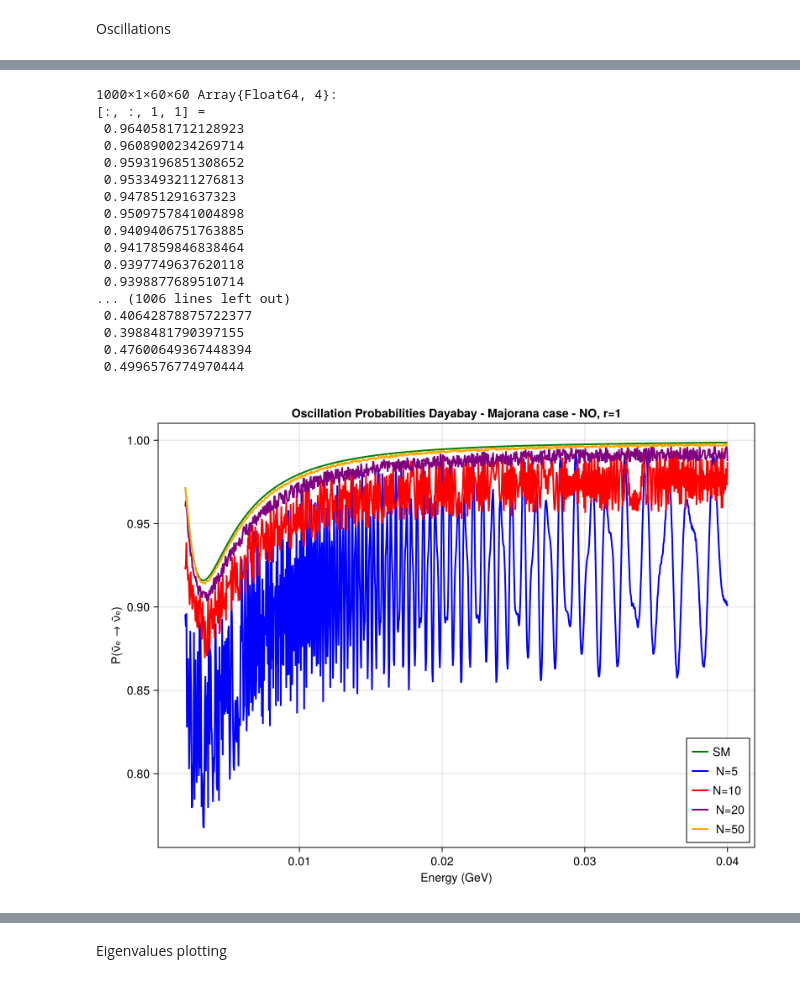
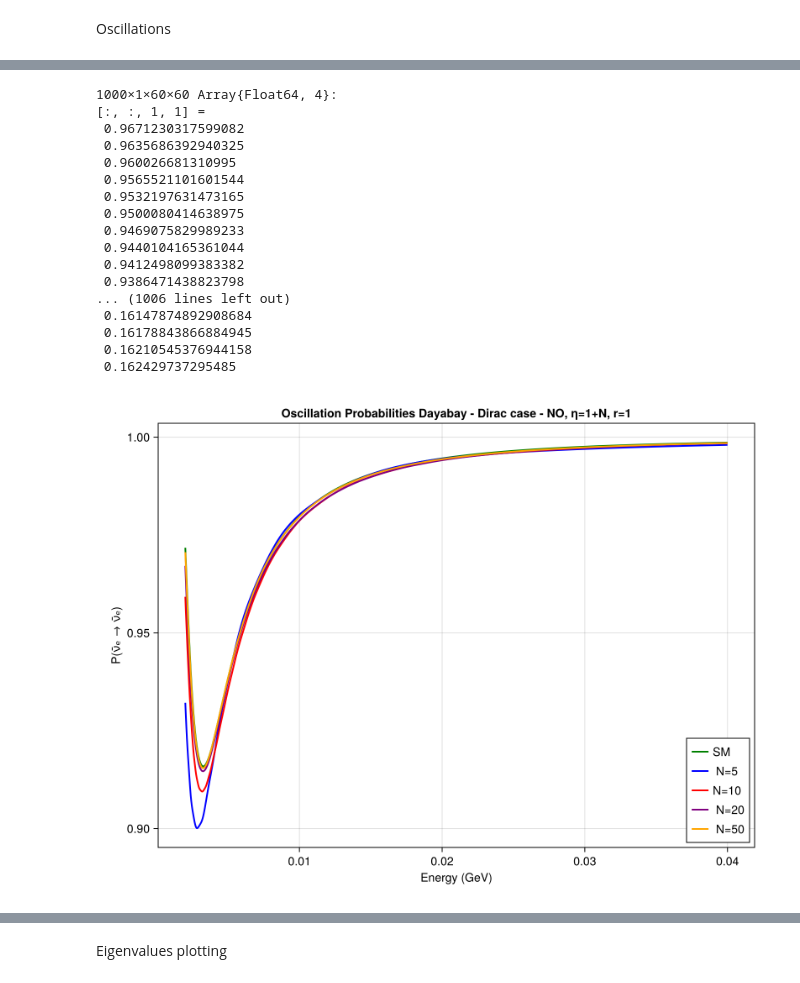
Before and after one commit to philippeller/Newtrinos.jl, a Jupyter notebook: notebooks/dayabay.ipynb, the cells around one changed output, grey strips where cells are left out. Saved outputs shown, nothing was run; the diff lists cells and outputs as text; code cells hidden in the pictures.

```diff
--- a/notebooks/dayabay.ipynb
+++ b/notebooks/dayabay.ipynb
@@ -13,7 +13,7 @@ using Newtrinos
 using Newtrinos.osc
 # %%
 osc_cfg = Newtrinos.osc.OscillationConfig(
-    flavour=Newtrinos.osc.NNM(three_flavour=Newtrinos.osc.ThreeFlavour(ordering=:NO)),
+    flavour=Newtrinos.osc.NND(three_flavour=Newtrinos.osc.ThreeFlavour(ordering=:NO)),
     propagation=Newtrinos.osc.Basic(),
     states=Newtrinos.osc.All(),
     interaction=Newtrinos.osc.SI()
@@ -245,7 +245,7 @@ probab_10 = osc_prob(collect(E_range), L_vec, p_10; anti=true)
 probab_20 = osc_prob(collect(E_range), L_vec, p_20; anti=true)
 probab_50 = osc_prob(collect(E_range), L_vec, p_50; anti=true)
 
-p_0 = merge(p, (N = ftype(20), eps= ftype(1.1),))
+p_0 = merge(p, (N = ftype(100), eps= ftype(100),))
 p_025 = merge(p,  (N = ftype(20), eps = ftype(1.01),))
 p_05 = merge(p,  (N = ftype(20), eps = ftype(1.001),))
 p_1 = merge(p,  (N = ftype(20), eps = ftype(2),))
@@ -257,46 +257,46 @@ probab_1 = osc_prob(collect(E_range), L_vec, p_1; anti=true)
 # %% [output]
 1000×1×60×60 Array{Float64, 4}:
 [:, :, 1, 1] =
- 0.9640581712128923
- 0.9608900234269714
- 0.9593196851308652
- 0.9533493211276813
- 0.947851291637323
- 0.9509757841004898
- 0.9409406751763885
- 0.9417859846838464
- 0.9397749637620118
- 0.9398877689510714
+ 0.9671230317599082
+ 0.9635686392940325
+ 0.960026681310995
+ 0.9565521101601544
+ 0.9532197631473165
+ 0.9500080414638975
+ 0.9469075829989233
+ 0.9440104165361044
+ 0.9412498099383382
+ 0.9386471438823798
 ... (1006 lines left out)
- 0.40642878875722377
- 0.3988481790397155
- 0.47600649367448394
- 0.4996576774970444
+ 0.16147874892908684
+ 0.16178843866884945
+ 0.16210545376944158
+ 0.162429737295485
 # %%
 using CairoMakie
 # %%
 
 fig = Figure(size=(800, 600))
 ax = Axis(fig[1,1],
     xlabel = "Energy (GeV)",
     ylabel = "P(ν̄ₑ → ν̄ₑ)",
-    title = "Oscillation Probabilities Dayabay - Majorana case - NO, r=1"
+    title = "Oscillation Probabilities Dayabay - Dirac case - NO, η=1+N, r=1"
 )
 
 # Plot the lines
 lines!(ax, E_range, probab_SM[:, 1, 1,1], label="SM", linewidth=2, color=:green)
 lines!(ax, E_range, probab_5[:, 1, 1,1], label=" N=5", linewidth=2, color=:blue)
 lines!(ax, E_range, probab_10[:, 1, 1,1], label="N=10", linewidth=2, color=:red)
 lines!(ax, E_range, probab_20[:, 1,1,1], label=" N=20", linewidth=2, color=:purple)
 lines!(ax, E_range, probab_50[:, 1,1,1], label=" N=50", linewidth=2, color=:orange)
 
 # Add legend and set limits
 axislegend(ax, position=:rb)
-#save("/home/sofialon/Newtrinos.jl/plots_NP/dayabay/osc_dayabay_N_NNM_NO_m0=0.01.png", fig)
+save("/home/sofialon/Newtrinos.jl/plots_NP/dayabay/osc_dayabay_N_NND_NO_η1+N.png", fig)
 
 fig
 # %% [output]
-[figure, old version]
+[figure, new version]
 # %%
 
 fig = Figure(size=(800, 600))
```
Also changed, not shown: parts of 10 cells of this notebook, 33 other files.
